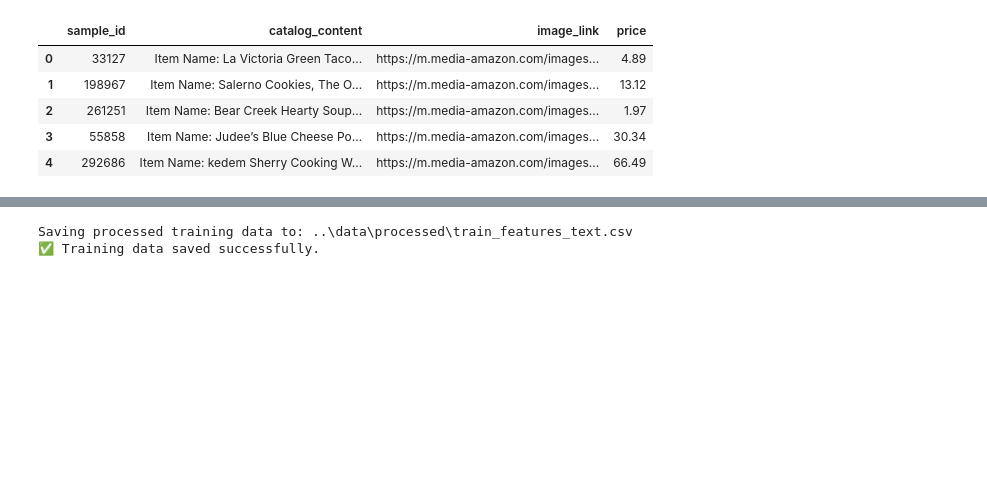
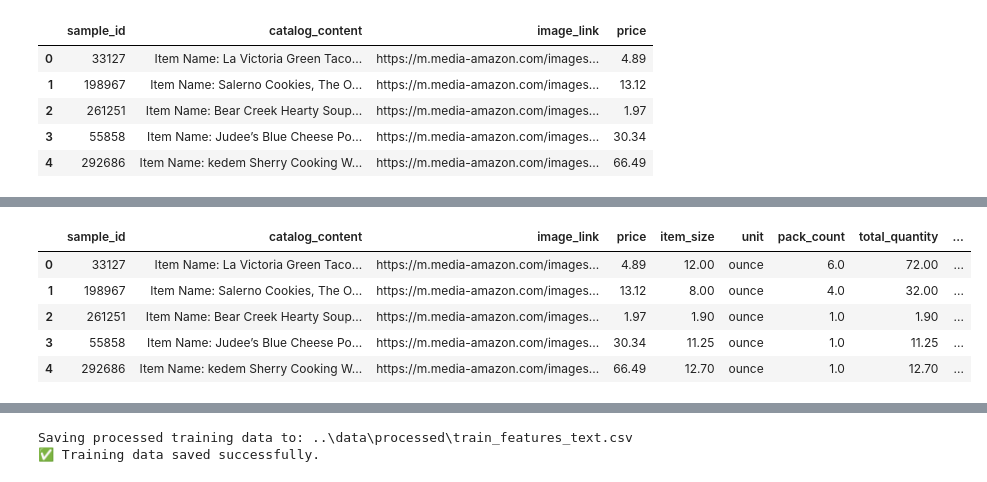
Before and after one commit to Nikk6174/amazon_ml_challenge, a Jupyter notebook: notebooks/FE_size.ipynb, the cells around one changed output, grey strips where cells are left out. Drawn from its saved outputs; the diff is of its cells as text; code cells hidden in the pictures; blank space fills up the shorter version.

```diff
--- a/notebooks/FE_size.ipynb
+++ b/notebooks/FE_size.ipynb
@@ -17,0 +154,24 @@ df.head()
+# %%
+# Assuming 'df' is your DataFrame with the 'unit' column
+
+# 1. Create the replacement dictionary
+unit_replacement_map = {
+    'oz': 'ounce',
+    'milliliter': 'ml',
+    'milliliters': 'ml', # Adding plural form for completeness
+    'piece': 'pc',
+    'pieces': 'pc',     # Adding plural
+    'pack': 'pack of',
+    'set': 'set of',       # Adding a similar unit for consistency
+    'milligrams': 'mg',
+    'kilograms': 'kg',
+    'feet': 'ft'
+}
+
+# 2. Apply the replacements to the 'unit' column
+print("Replacing values in the 'unit' column...")
+df['unit'] = df['unit'].replace(unit_replacement_map)
+
+# 3. Check your work to confirm the changes
+print("\nUnique values in the 'unit' column after replacement:")
+print(df['unit'].unique())
@@ -17,0 +316,9 @@ df.head()
+# %%
+df.head()
+# %% [output]
+|  | sample_id | catalog_content | image_link | price | item_size | unit | pack_count | total_quantity | ... |
+| 0 | 33127 | Item Name: La Victoria Green Taco... | https://m.media-amazon.com/images... | 4.89 | 12.00 | ounce | 6.0 | 72.00 | ... |
+| 1 | 198967 | Item Name: Salerno Cookies, The O... | https://m.media-amazon.com/images... | 13.12 | 8.00 | ounce | 4.0 | 32.00 | ... |
+| 2 | 261251 | Item Name: Bear Creek Hearty Soup... | https://m.media-amazon.com/images... | 1.97 | 1.90 | ounce | 1.0 | 1.90 | ... |
+| 3 | 55858 | Item Name: Judee’s Blue Cheese Po... | https://m.media-amazon.com/images... | 30.34 | 11.25 | ounce | 1.0 | 11.25 | ... |
+| 4 | 292686 | Item Name: kedem Sherry Cooking W... | https://m.media-amazon.com/images... | 66.49 | 12.70 | ounce | 1.0 | 12.70 | ... |
```
Also changed, not shown: parts of 20 cells of this notebook, 15 other files.
